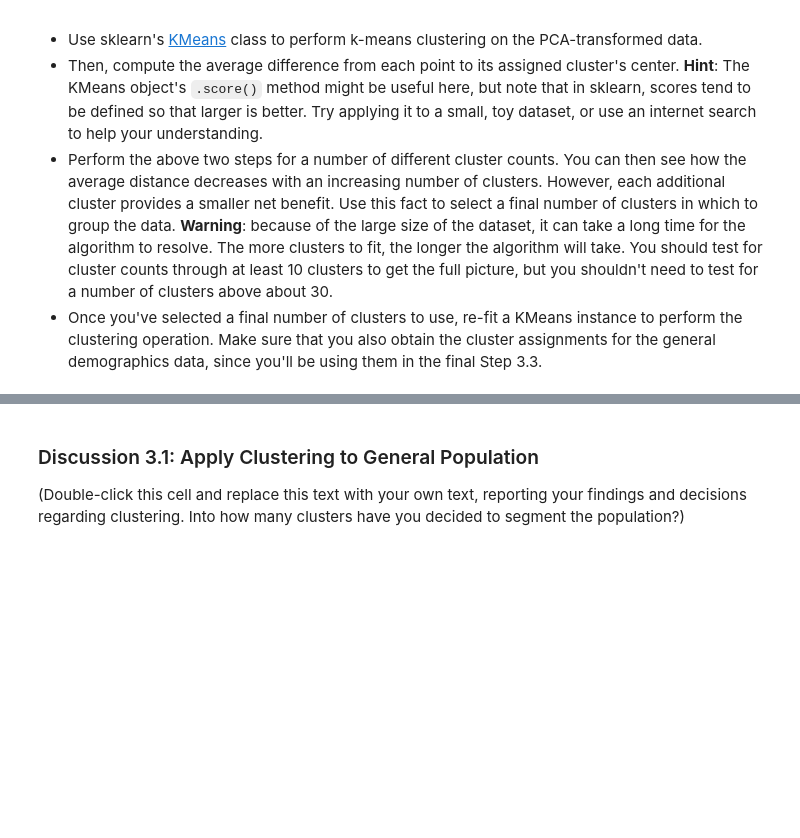
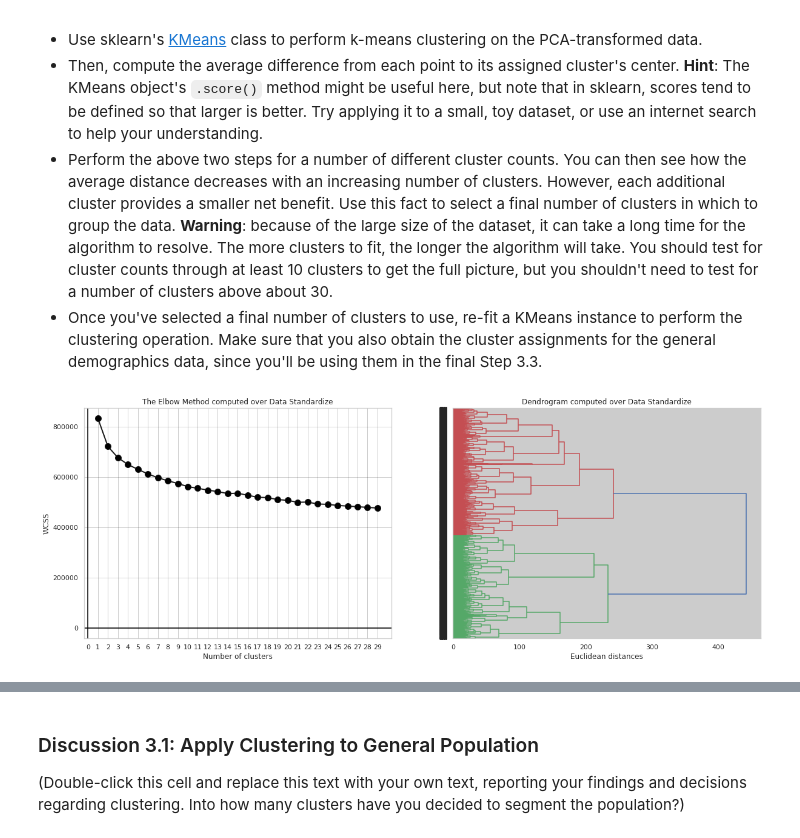
Before and after one commit to MR901/DS_IdentifyCustomerSegments, a Jupyter notebook: Identify_Customer_Segments.ipynb, the cells around one changed output, grey strips where cells are left out. Cells and saved outputs as stored; diff of their text form; code cells hidden in the pictures; blank space fills up the shorter version.

```diff
--- a/Identify_Customer_Segments.ipynb
+++ b/Identify_Customer_Segments.ipynb
@@ -1215,3 +1224,49 @@ You've assessed and cleaned the demographics data, then scaled and transformed t
 - Then, compute the average difference from each point to its assigned cluster's center. **Hint**: The KMeans object's `.score()` method might be useful here, but note that in sklearn, scores tend to be defined so that larger is better. Try applying it to a small, toy dataset, or use an internet search to help your understanding.
 - Perform the above two steps for a number of different cluster counts. You can then see how the average distance decreases with an increasing number of clusters. However, each additional cluster provides a smaller net benefit. Use this fact to select a final number of clusters in which to group the data. **Warning**: because of the large size of the dataset, it can take a long time for the algorithm to resolve. The more clusters to fit, the longer the algorithm will take. You should test for cluster counts through at least 10 clusters to get the full picture, but you shouldn't need to test for a number of clusters above about 30.
 - Once you've selected a final number of clusters to use, re-fit a KMeans instance to perform the clustering operation. Make sure that you also obtain the cluster assignments for the general demographics data, since you'll be using them in the final Step 3.3.
+# %%
+from sklearn.cluster import KMeans
+import scipy.cluster.hierarchy as sch
+
+def DetNoOfClusters(DF, AlgoToSelect):
+    # Using the elbow method to find the optimal number of clusters
+    try:
+        data = DF.sample(n=10000)
+    except ValueError:
+        data = DF.sample(frac=1)
+
+    wcss = []
+    for clust_cnt in range(1, 30):
+        kmeans = KMeans(n_clusters=clust_cnt, init='k-means++', random_state=42)
+        kmeans.fit(data)
+        wcss.append(kmeans.inertia_)
+
+    width = 20
+    height = 7
+    fig = plt.figure(figsize=(width, height))
+    plt.subplot(121)
+    plt.plot(range(1, 30), wcss, color='k', linewidth=2, linestyle='-', marker='o', markerfacecolor='black', markersize=10)
+    plt.title('The Elbow Method computed over ' + AlgoToSelect)
+    plt.xlabel('Number of clusters')
+    plt.ylabel('WCSS')
+    #     plt.xticks(NoOfFeature)
+    plt.xticks(np.arange(start=0, stop=30, step=1))
+#     plt.yticks(np.arange(start=0, stop=501, step=100))
+    #     plt.axis([0,1,0,100])
+    plt.axhline(0, color='black')
+    plt.axvline(0, color='black')
+    #     plt.margins(1,1)
+    plt.grid(True, color='black', alpha=0.2)
+
+    # Using the dendrogram to find the optimal number of clusters
+    plt.subplot(122)
+    sch.dendrogram(sch.linkage(data[0:10000], method='ward'), orientation='right')
+    # Methods:'single' 'complete' 'average' 'weighted'  'centroid' 'median' 'ward'
+    plt.title('Dendrogram computed over ' + AlgoToSelect)
+    plt.xlabel('Euclidean distances')
+    plt.ylabel('')
+    plt.show()
+
+DetNoOfClusters(azdiasPart1_stand, 'Data Standardize')
+# %% [output]
+[figure, added]
```
Also changed, not shown: parts of 12 cells of this notebook.
